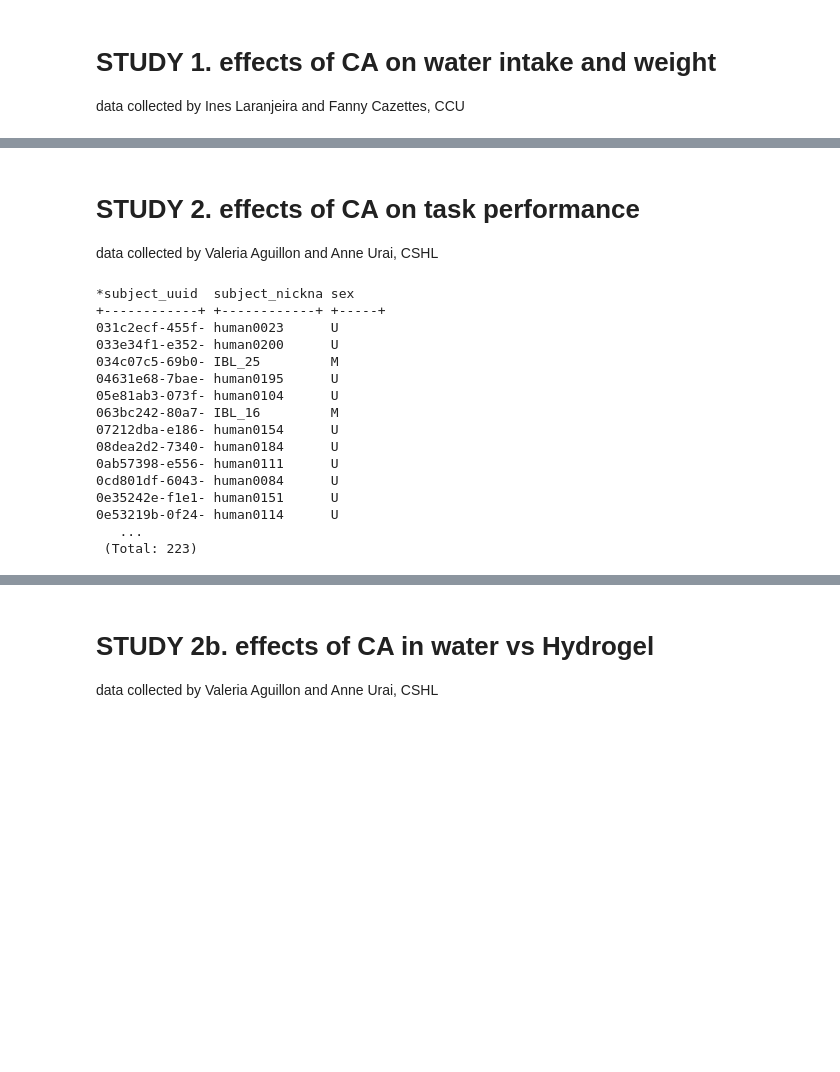
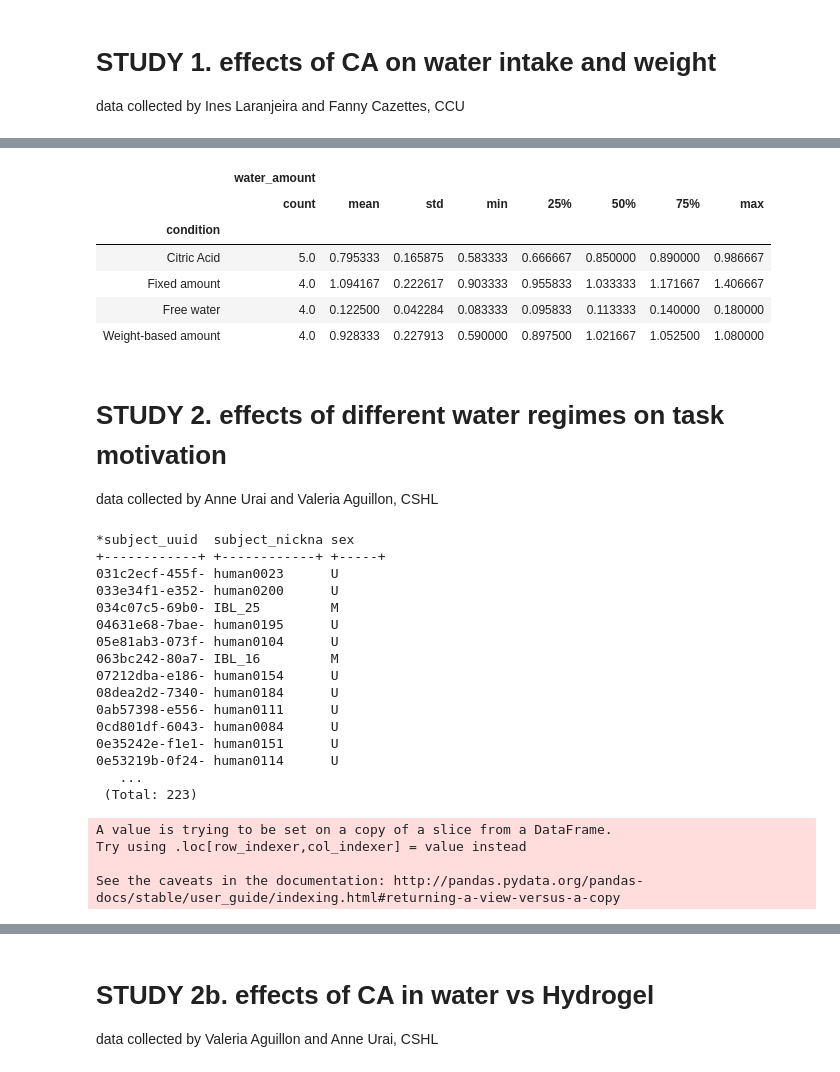
Before and after one commit to int-brain-lab/analysis, a Jupyter notebook: citricacid/citricacid_sfn_2019.ipynb, the cells around one changed output, grey strips where cells are left out. Saved outputs shown, nothing was run; the diff lists cells and outputs as text; code cells hidden in the pictures; blank space fills up the shorter version.

```diff
--- a/citricacid/citricacid_sfn_2019.ipynb
+++ b/citricacid/citricacid_sfn_2019.ipynb
@@ -204,6 +215,16 @@ f.savefig(os.path.join(figpath, "citricacid_study1.png"), dpi=600)
+# %%
+water.groupby(['condition', 'subject'])['water_amount'].mean().reset_index().groupby(['condition']).describe()
+# %% [output]
+|  | water_amount |  |  |  |  |  |  |  |
+|  | count | mean | std | min | 25% | 50% | 75% | max |
+| condition |  |  |  |  |  |  |  |  |
+| Citric Acid | 5.0 | 0.795333 | 0.165875 | 0.583333 | 0.666667 | 0.850000 | 0.890000 | 0.986667 |
+| Fixed amount | 4.0 | 1.094167 | 0.222617 | 0.903333 | 0.955833 | 1.033333 | 1.171667 | 1.406667 |
+| Free water | 4.0 | 0.122500 | 0.042284 | 0.083333 | 0.095833 | 0.113333 | 0.140000 | 0.180000 |
+| Weight-based amount | 4.0 | 0.928333 | 0.227913 | 0.590000 | 0.897500 | 1.021667 | 1.052500 | 1.080000 |
 # %% [markdown]
-# STUDY 2. effects of CA on task performance
-data collected by Valeria Aguillon and Anne Urai, CSHL
+# STUDY 2. effects of different water regimes on task motivation
+data collected by Anne Urai and Valeria Aguillon, CSHL
 # %%
 # FIND THE DATA WE NEED
 subj = (subject.Subject() & 'subject_birth_date < "2018-09-01"').proj('subject_nickname', 'sex') * \
@@ -232,6 +253,14 @@ b = subj * session_with_date * avg_weight_date * total_water_date
 df = pd.DataFrame(b.fetch(as_dict=True))
 #df.tail(n=10)
 
+weight_normalized = pd.DataFrame([])
+for index, sjdat in df.groupby(['subject_nickname']):
+    sjdat['avg_weight'] = sjdat['avg_weight'] / sjdat['avg_weight'].mean()
+    weight_normalized = weight_normalized.append(sjdat)
+
+df = weight_normalized.copy()
+df['performance_easy'] = df.performance_easy * 100
+
 # ADD SOME MORE USEFUL INFO - group by week, from Saturday to Friday
 df['session_date'] = pd.to_datetime(df.session_date)
 df['week_number']  = df['session_date'].dt.week
@@ -248,9 +277,14 @@ df['weekday']      = df['session_date'].dt.weekday
 # WW = regular water in weekend + week, sucrose water in task
 #
 # now, we want to map these onto the week numbers
+# condition_map = {10:'CC', 11:'C', 12:'C', 13:'C', 14:'C', 15:'C', 16:'C',
+#                  17:'CC', 18:'C', 19:'WW', 20:'O', 21:'C', 22:'C', 23:'C', 24:'C', 25:'WW',
+#                  27:'CC', 28:'WW', 29:'O', 30:'CC', 31:'W', 32:'O', 33:'W', 34:'W', 35:'C',
+#                  36:'H', 37:'H', 38:'C', 39:'H'}
 condition_map = {10:'CC', 11:'C', 12:'C', 13:'C', 14:'C', 15:'C', 16:'C',
                  17:'CC', 18:'C', 19:'WW', 20:'O', 21:'C', 22:'C', 23:'C', 24:'C', 25:'WW',
-                27:'CC', 28:'WW', 29:'O', 30:'CC', 31:'W', 32:'O', 33:'W', 34:'W', 36:'H', 37:'H', 38:'C', 39:'H'}
+                 27:'CC', 28:'WW', 29:'O', 30:'CC', 31:'W', 32:'O', 33:'W', 34:'W'}
+# week 26: leaks in tube, don't use
 
 df['condition'] = df.week_number.map(condition_map)
 
@@ -259,12 +293,12 @@ df['condition'] = df.week_number.map(condition_map)
 # sanitycheck.to_csv(os.path.join(figpath, "check_water_conditions.csv"))
 
 # redo the color mapping
-condition_order = ["WW", "W", "O", "C", "H", "CC"]
-palette = sns.xkcd_palette(['deep blue', 'electric blue', 'azure', 'purpley pink', 'dark lilac', 'raspberry'])
+condition_order = ["WW", "W", "O", "C", "CC"]
+palette = sns.xkcd_palette(['deep blue', 'electric blue', 'azure', 'purpley pink', 'raspberry'])
 df.describe()
 marker_mapping = {'WW':'<', 'W':'>', 'O':'o', 'C':'v', 'H':'P', 'CC':'^'}
-condition_names = ['Free water', 'Free wknd water', '1mL/day', 'Free wknd CA water',
-                   'Free wknd CA hydr', 'Free CA water']
+condition_names = ['Free water', 'Free wknd water', '1mL/day',
+                   'Free wknd CA water', 'Free CA water']
 # %% [output]
 *subject_uuid  subject_nickna sex
 +------------+ +------------+ +-----+
@@ -282,6 +316,10 @@ condition_names = ['Free water', 'Free wknd water', '1mL/day', 'Free wknd CA wat
 0e53219b-0f24- human0114      U
    ...
  (Total: 223)
+A value is trying to be set on a copy of a slice from a DataFrame.
+Try using .loc[row_indexer,col_indexer] = value instead
+
+See the caveats in the documentation: http://pandas.pydata.org/pandas-docs/stable/user_guide/indexing.html#returning-a-view-versus-a-copy
 # %%
 # MAKE NICE-LOOKING DATE AXES
 import matplotlib.dates as mdates
```
Also changed, not shown: parts of 8 cells of this notebook, 1 other file.
